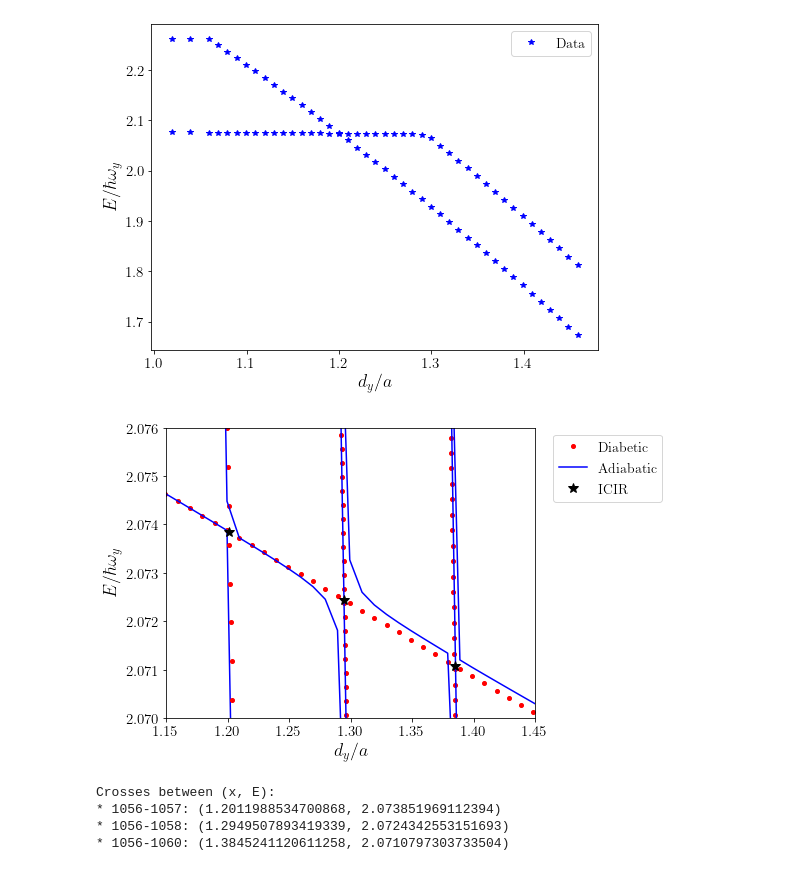
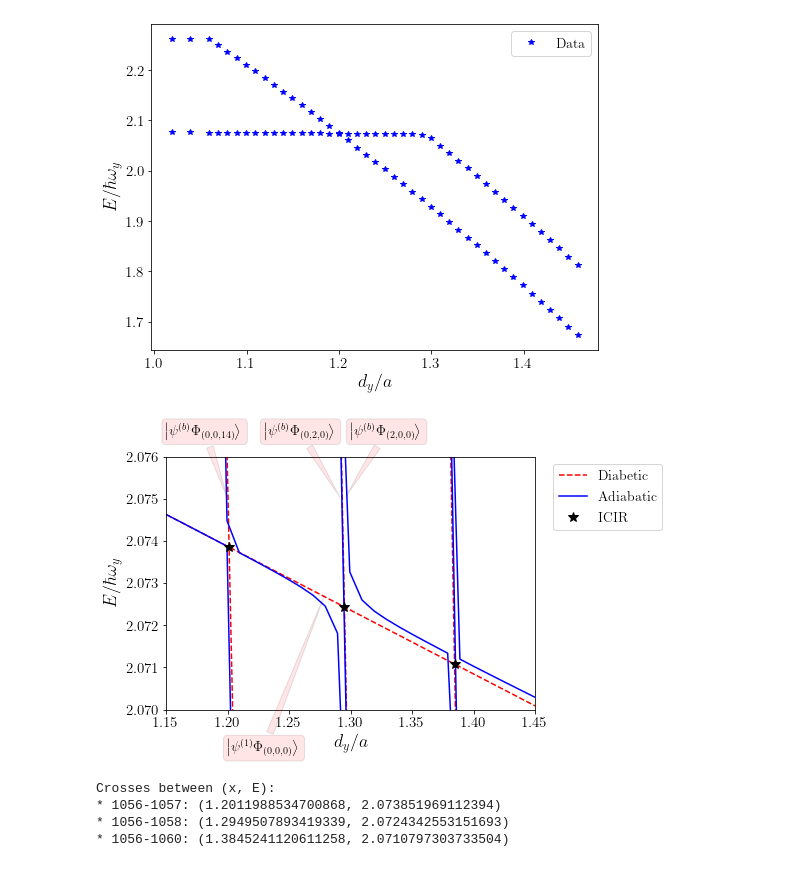
Before and after one commit to TsspGit/Ultracold_Atoms_src, a Jupyter notebook: Analysis/q1D/Energies_Analysis_4993_4993_50.ipynb, the cells around one changed output. Cells and saved outputs as stored; diff of their text form; code cells hidden in the pictures.

```diff
--- a/Analysis/q1D/Energies_Analysis_4993_4993_50.ipynb
+++ b/Analysis/q1D/Energies_Analysis_4993_4993_50.ipynb
@@ -86,51 +86,76 @@ plt.show()
 fig3, ax3 = plt.subplots(figsize=(5*aur,5))
 # nivel 1056:
 f1056 = np.polyfit(x[x < 1.2], np.array(dic['nivel_1056'])[x < 1.2]/wy, deg=1)
-ax3.plot(x, np.polyval(f1056, x), 'ro', markersize=4, label='Diabetic')
+ax3.plot(x, np.polyval(f1056, x), 'r--', markersize=4, label='Diabetic')
 ax3.plot(x, dic['nivel_1056']/wy, 'b', label='Adiabatic')
 
 # nivel 1057:
 f1057 = np.polyfit(x[(x < 1.2) & (x > 1.05)], np.array(dic['nivel_1057'])[(x < 1.2) & (x > 1.05)]/wy, deg=1)
 x1057 = np.linspace(1, 1.3, num=500)
-ax3.plot(x1057, np.polyval(f1057, x1057), 'ro', markersize=4)
+ax3.plot(x1057, np.polyval(f1057, x1057), 'r--', markersize=4)
 ax3.plot(x, dic['nivel_1057']/wy, 'b')
 
 # nivel 1058:
 f1058 = np.polyfit(x[(x > 1.2) & (x < 1.3)], np.array(dic['nivel_1058'])[(x > 1.2) & (x < 1.3)]/wy, deg=1)
 x1058 = np.linspace(1.2, 1.3, num=500)
-ax3.plot(x1058, np.polyval(f1058, x1058), 'ro', markersize=4)
+ax3.plot(x1058, np.polyval(f1058, x1058), 'r--', markersize=4)
 ax3.plot(x, dic['nivel_1058']/wy, 'b')
 
 # nivel 1059:
 # proviene del mismo que el 1058
 ax3.plot(x, dic['nivel_1059']/wy, 'b')
 
 # nivel 1060:
 f1060 = np.polyfit(x[(x > 1.3)], np.array(dic['nivel_1060'])[(x > 1.3)]/wy, deg=1)
 x1060 = np.linspace(1.3, 1.4, num=500)
-ax3.plot(x1060, np.polyval(f1060, x1060), 'ro', markersize=4)
+ax3.plot(x1060, np.polyval(f1060, x1060), 'r--', markersize=4)
 ax3.plot(x, dic['nivel_1060']/wy, 'b')
 
 # nivel 1061:
 # proviene del mismo que el 1060:
 ax3.plot(x, dic['nivel_1061']/wy, 'b')
 
 # Crosses:
 ##########
 ax3.plot(cross_points(f1056, f1057), np.polyval(f1056, cross_points(f1056, f1057)), 'k*', markersize=10, label='ICIR')
 ax3.plot(cross_points(f1056, f1058), np.polyval(f1056, cross_points(f1056, f1058)), 'k*', markersize=10)
 ax3.plot(cross_points(f1056, f1060), np.polyval(f1056, cross_points(f1056, f1060)), 'k*', markersize=10)
 
+# States:
+#########
+ax3.annotate(r'$\left|\psi^{(b)} \Phi_{(0,0,14)}\right>$', xy=(1.20, 2.075), xytext=(1.15, 2.0765), fontsize=14,
+             bbox=dict(boxstyle="round", alpha=0.1, facecolor='r'),
+             arrowprops=dict(arrowstyle="wedge, tail_width=0.5", alpha=0.1, facecolor='r'))
+
+ax3.annotate(r'$\left|\psi^{(1)} \Phi_{(0,0,0)}\right>$', xy=(1.28, 2.0728), xytext=(1.2, 2.069), fontsize=14,
+             bbox=dict(boxstyle="round", alpha=0.1, facecolor='r'),
+             arrowprops=dict(arrowstyle="wedge, tail_width=0.5", alpha=0.1, facecolor='r'))
+
+ax3.annotate(r'$\left|\psi^{(b)} \Phi_{(0,2,0)}\right>$', xy=(1.292, 2.075), xytext=(1.23, 2.0765), fontsize=14,
+             bbox=dict(boxstyle="round", alpha=0.1, facecolor='r'),
+             arrowprops=dict(arrowstyle="wedge, tail_width=0.5", alpha=0.1, facecolor='r'))
+
+ax3.annotate(r'$\left|\psi^{(b)} \Phi_{(2,0,0)}\right>$', xy=(1.295, 2.075), xytext=(1.3, 2.0765), fontsize=14,
+             bbox=dict(boxstyle="round", alpha=0.1, facecolor='r'),
+             arrowprops=dict(arrowstyle="wedge, tail_width=0.5", alpha=0.1, facecolor='r'))
+
+ax3.annotate(r'$\left|\psi^{(b)} \Phi_{(0,2,2)}\right>$', xy=(1.292, 2.075), xytext=(1.23, 2.0765), fontsize=14,
+             bbox=dict(boxstyle="round", alpha=0.1, facecolor='r'),
+             arrowprops=dict(arrowstyle="wedge, tail_width=0.5", alpha=0.1, facecolor='r'))
+
+ax3.annotate(r'$\left|\psi^{(b)} \Phi_{(2,0,2)}\right>$', xy=(1.295, 2.075), xytext=(1.3, 2.0765), fontsize=14,
+             bbox=dict(boxstyle="round", alpha=0.1, facecolor='r'),
+             arrowprops=dict(arrowstyle="wedge, tail_width=0.5", alpha=0.1, facecolor='r'))
 
 ax3.set_xlabel('$d_{y}/a$')
 ax3.set_ylabel('$E/\hbar \omega_{y}$')
 ax3.legend(fontsize=14, bbox_to_anchor=(1.03, 1))
 ax3.set_ylim(2.07, 2.076)
 ax3.set_xlim(1.15, 1.45)
 plt.tight_layout()
 fig3.savefig('Results/Figures/Ix4993_Iy4993_Iz50_Easc_Interpolation.png', dpi=200)
 # %% [output]
-[figure, old version]
+[figure, new version]
 # %%
 print(f'''Crosses between (x, E):
 * 1056-1057: ({cross_points(f1056, f1057)}, {np.polyval(f1056, cross_points(f1056, f1057))})
```
Also changed, not shown: 18 other files.
